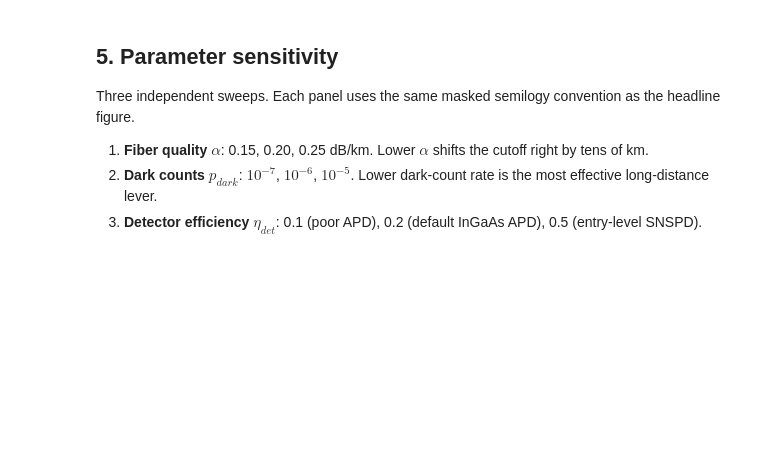
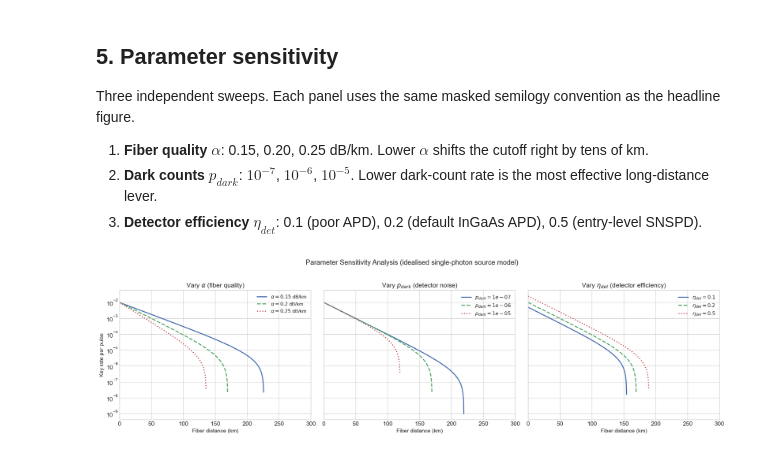
Before and after one commit to abbas-ahmad-cowlar/qkd-protocol-simulator, a Jupyter notebook: notebooks/03_fiber_channel.ipynb, the cells around one changed output. Saved outputs shown, nothing was run; the diff lists cells and outputs as text; code cells hidden in the pictures; blank space fills up the shorter version.

Commit message:
Add 03 fiber channel code cell 12

```diff
--- a/notebooks/03_fiber_channel.ipynb
+++ b/notebooks/03_fiber_channel.ipynb
@@ -195,3 +195,47 @@ Three independent sweeps. Each panel uses the same masked semilogy convention as
 1. **Fiber quality $\alpha$**: 0.15, 0.20, 0.25 dB/km. Lower $\alpha$ shifts the cutoff right by tens of km.
 2. **Dark counts $p_{dark}$**: $10^{-7}$, $10^{-6}$, $10^{-5}$. Lower dark-count rate is the most effective long-distance lever.
 3. **Detector efficiency $\eta_{det}$**: 0.1 (poor APD), 0.2 (default InGaAs APD), 0.5 (entry-level SNSPD).
+# %%
+fig, axes = plt.subplots(1, 3, figsize=(18, 5), sharey=True)
+
+for alpha, ls, color in [(0.15, '-', '#4C72B0'),
+                         (0.20, '--', '#55A868'),
+                         (0.25, ':', '#C44E52')]:
+    r = bb84_key_rate(L_dense, alpha_dB=alpha)
+    semilogy_positive(axes[0], L_dense, r, ls, color=color, linewidth=2,
+                      label=fr'$\alpha = {alpha}$ dB/km')
+axes[0].set_title(r'Vary $\alpha$ (fiber quality)', fontsize=13)
+axes[0].legend(fontsize=10)
+
+for pd, ls, color in [(1e-7, '-', '#4C72B0'),
+                      (1e-6, '--', '#55A868'),
+                      (1e-5, ':', '#C44E52')]:
+    r = bb84_key_rate(L_dense, p_dark=pd)
+    semilogy_positive(axes[1], L_dense, r, ls, color=color, linewidth=2,
+                      label=fr'$p_{{dark}} = {pd:.0e}$')
+axes[1].set_title(r'Vary $p_{dark}$ (detector noise)', fontsize=13)
+axes[1].legend(fontsize=10)
+
+for ed, ls, color in [(0.10, '-', '#4C72B0'),
+                      (0.20, '--', '#55A868'),
+                      (0.50, ':', '#C44E52')]:
+    r = bb84_key_rate(L_dense, eta_det=ed)
+    semilogy_positive(axes[2], L_dense, r, ls, color=color, linewidth=2,
+                      label=fr'$\eta_{{det}} = {ed}$')
+axes[2].set_title(r'Vary $\eta_{det}$ (detector efficiency)',
+                  fontsize=13)
+axes[2].legend(fontsize=10)
+
+for ax in axes:
+    ax.set_xlabel('Fiber distance (km)', fontsize=11)
+    ax.set_xlim(0, 300)
+axes[0].set_ylabel('Key rate per pulse', fontsize=11)
+plt.suptitle('Parameter Sensitivity Analysis '
+             '(idealised single-photon source model)',
+             fontsize=14, y=1.02)
+plt.tight_layout()
+plt.savefig(FIG_DIR / 'parameter_sensitivity.png', dpi=300,
+            bbox_inches='tight')
+plt.show()
+# %% [output]
+[figure, added]
```
